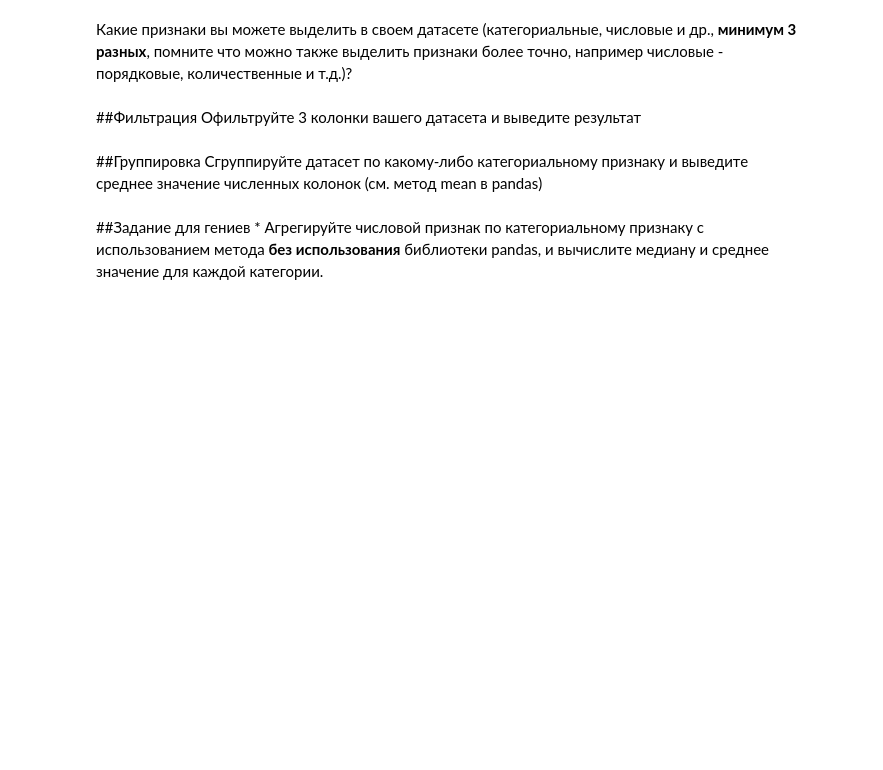
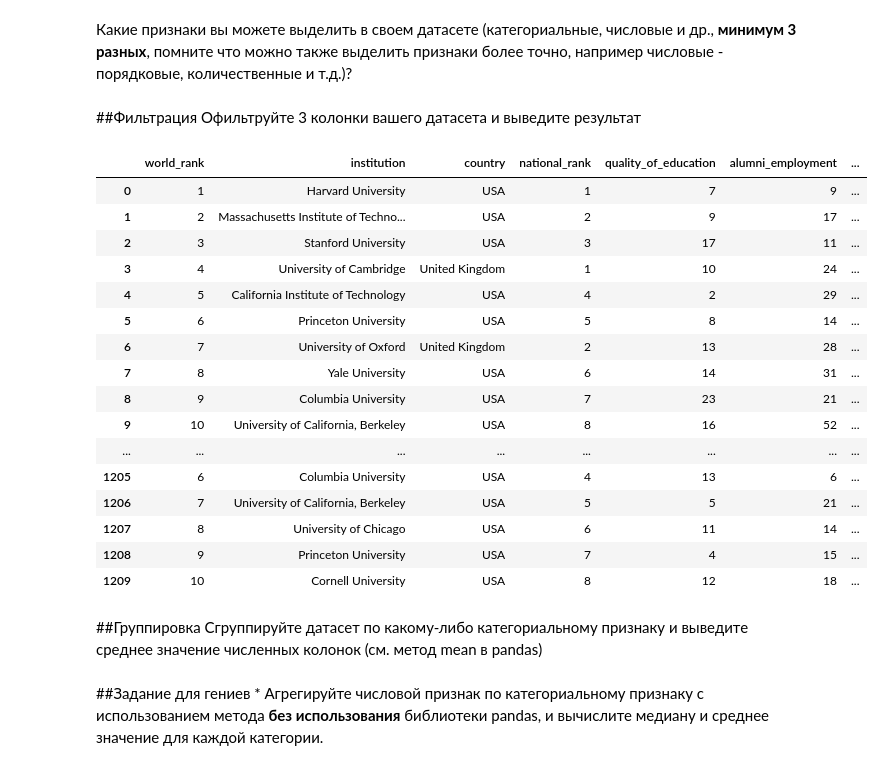
Before and after one commit to chashcha/machine-learning, a Jupyter notebook: Задание_1_ch.ipynb, the cells around one changed output. Cells and saved outputs as stored; diff of their text form; code cells hidden in the pictures; blank space fills up the shorter version.

```diff
--- a/Задание_1_ch.ipynb
+++ b/Задание_1_ch.ipynb
@@ -99,0 +93,9 @@ df.describe()
+# %%
+
+df.institution = df.institution.astype("category")
+df.national_rank = df.national_rank.astype("int64")
+df.score = df.score.astype("Float64")
+df.country = df.country.astype("string")
+
+df.info()
+#Вывести типы колонок тут
@@ -104,6 +124,25 @@ df.describe()
 Офильтруйте 3 колонки вашего датасета и выведите результат
 # %%
 #Фильтр колонки 1
+df[df["world_rank"] <= 10]
+# %% [output]
+|  | world_rank | institution | country | national_rank | quality_of_education | alumni_employment | ... |
+| 0 | 1 | Harvard University | USA | 1 | 7 | 9 | ... |
+| 1 | 2 | Massachusetts Institute of Techno... | USA | 2 | 9 | 17 | ... |
+| 2 | 3 | Stanford University | USA | 3 | 17 | 11 | ... |
+| 3 | 4 | University of Cambridge | United Kingdom | 1 | 10 | 24 | ... |
+| 4 | 5 | California Institute of Technology | USA | 4 | 2 | 29 | ... |
+| 5 | 6 | Princeton University | USA | 5 | 8 | 14 | ... |
+| 6 | 7 | University of Oxford | United Kingdom | 2 | 13 | 28 | ... |
+| 7 | 8 | Yale University | USA | 6 | 14 | 31 | ... |
+| 8 | 9 | Columbia University | USA | 7 | 23 | 21 | ... |
+| 9 | 10 | University of California, Berkeley | USA | 8 | 16 | 52 | ... |
+| ... | ... | ... | ... | ... | ... | ... | ... |
+| 1205 | 6 | Columbia University | USA | 4 | 13 | 6 | ... |
+| 1206 | 7 | University of California, Berkeley | USA | 5 | 5 | 21 | ... |
+| 1207 | 8 | University of Chicago | USA | 6 | 11 | 14 | ... |
+| 1208 | 9 | Princeton University | USA | 7 | 4 | 15 | ... |
+| 1209 | 10 | Cornell University | USA | 8 | 12 | 18 | ... |
 # %%
 #Фильтр колонки 2
 # %%
```
Also changed, not shown: parts of 3 cells of this notebook.
